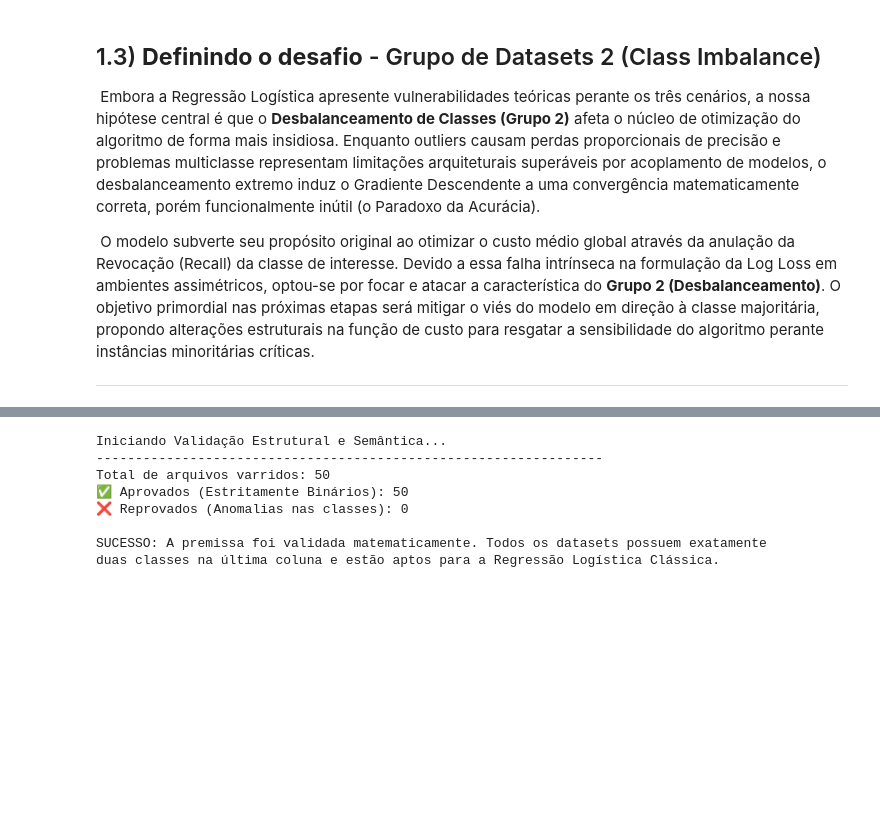
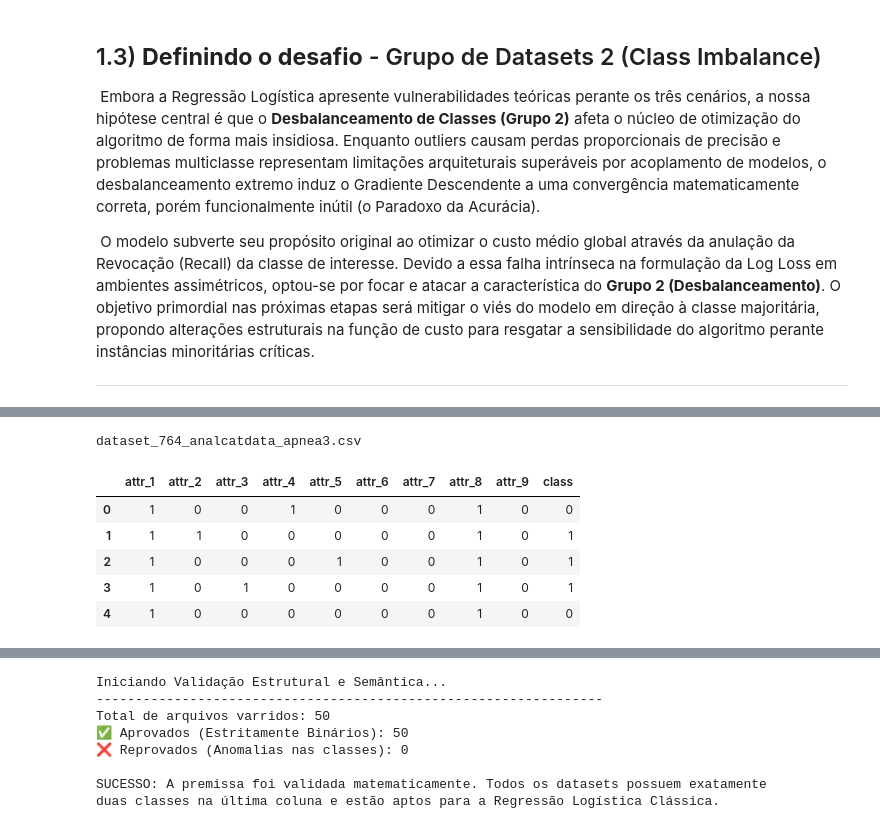
Before and after one commit to Aly-Filho/ml1-assignment, a Jupyter notebook: amanda/final_submission.ipynb, the cells around one changed output, grey strips where cells are left out. Saved outputs shown, nothing was run; the diff lists cells and outputs as text; code cells hidden in the pictures; blank space fills up the shorter version.

```diff
--- a/amanda/final_submission.ipynb
+++ b/amanda/final_submission.ipynb
@@ -229,0 +407,11 @@ sns.set_palette("husl")
+# %%
+for i, (dataset,nome) in enumerate(Datasets_selecionados):
+    cont = dataset['class'].value_counts()
+
+    mais = cont.index[0]
+    menos = cont.index[1]
+
+    dataset['class'] = dataset['class'].replace({mais: 1, menos:0})
+
+    Datasets_selecionados[i] = (dataset, nome)
+print(Datasets_selecionados[4][0]['class']) #print pra mostrar que funcionou
@@ -229,0 +431,12 @@ sns.set_palette("husl")
+# %%
+df_ex4, nome = Datasets_selecionados[1]
+print(nome)
+df_ex4.head(5) #mesmo exemplo
+# %% [output]
+dataset_764_analcatdata_apnea3.csv
+|  | attr_1 | attr_2 | attr_3 | attr_4 | attr_5 | attr_6 | attr_7 | attr_8 | attr_9 | class |
+| 0 | 1 | 0 | 0 | 1 | 0 | 0 | 0 | 1 | 0 | 0 |
+| 1 | 1 | 1 | 0 | 0 | 0 | 0 | 0 | 1 | 0 | 1 |
+| 2 | 1 | 0 | 0 | 0 | 1 | 0 | 0 | 1 | 0 | 1 |
+| 3 | 1 | 0 | 1 | 0 | 0 | 0 | 0 | 1 | 0 | 1 |
+| 4 | 1 | 0 | 0 | 0 | 0 | 0 | 0 | 1 | 0 | 0 |
```
Also changed, not shown: parts of 40 cells of this notebook, 48 other files.
